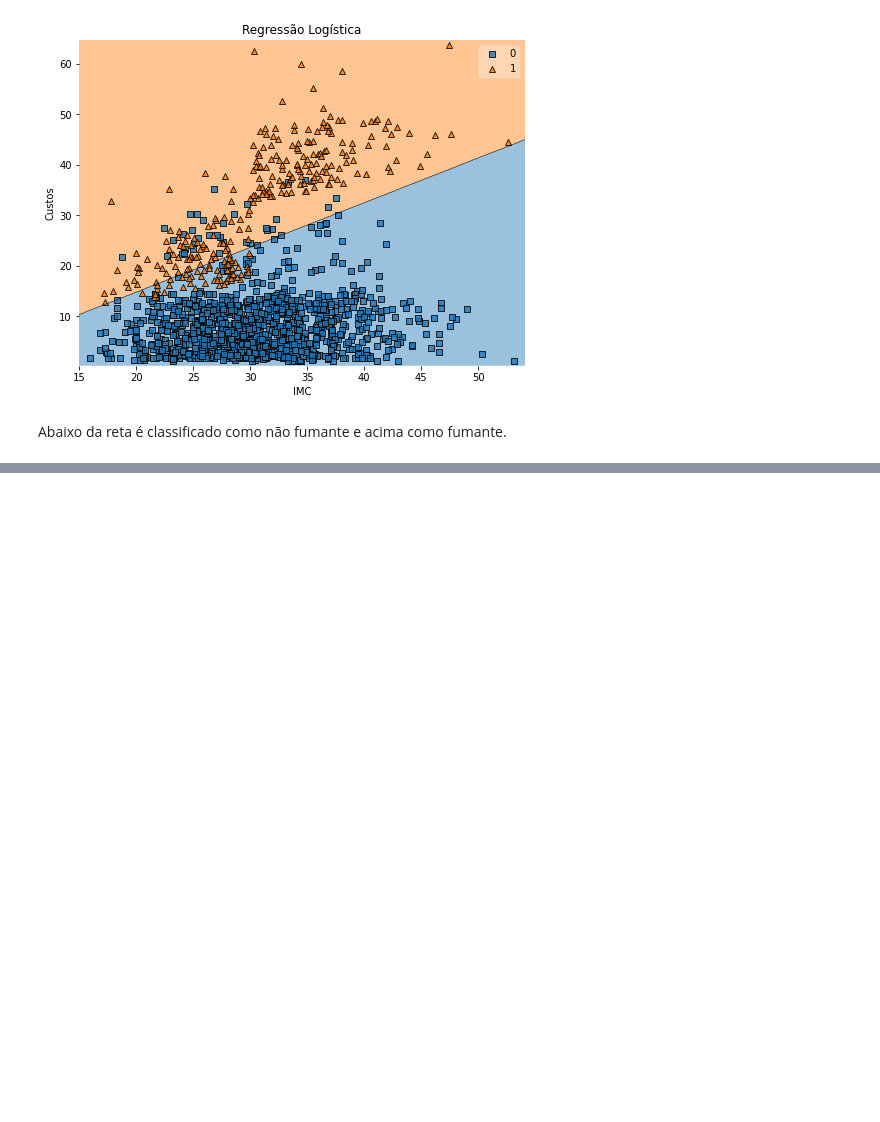
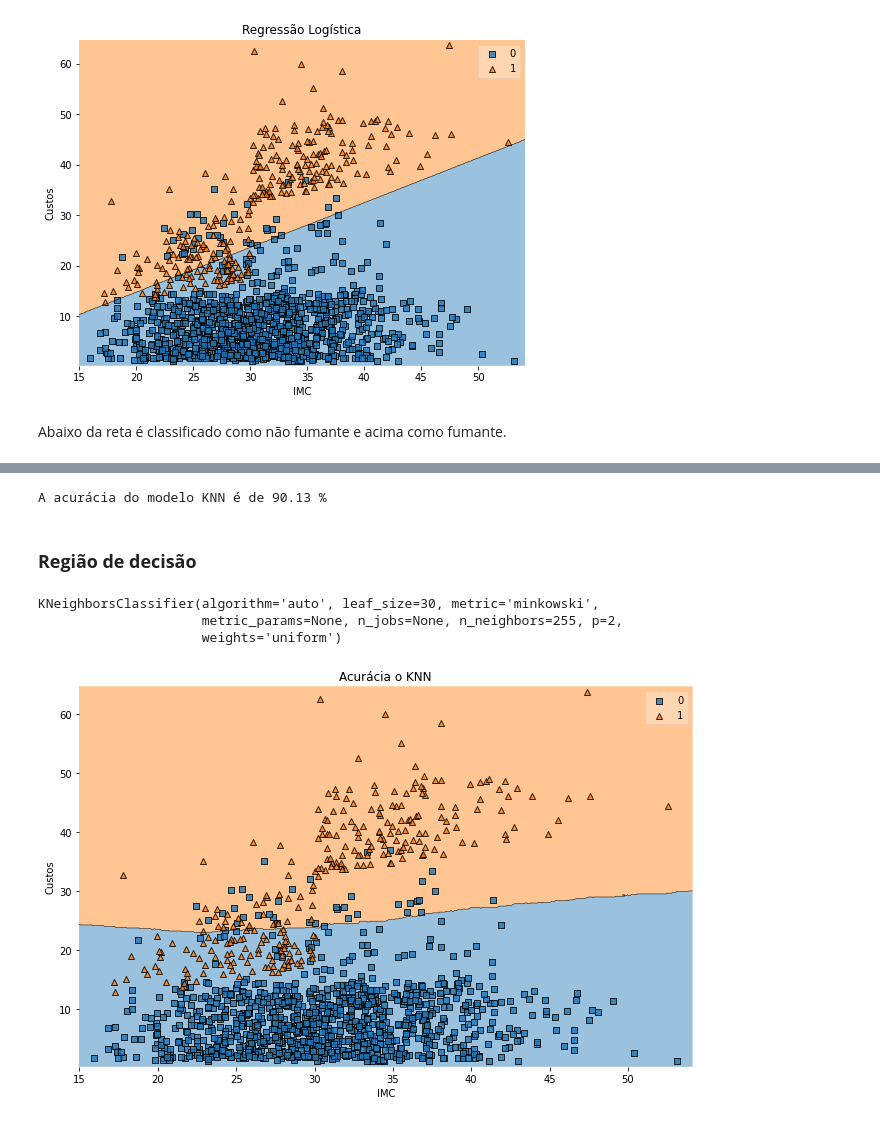
Before and after one commit to SamuelSousaFerreira/Curso-Dominando-Data-Science---Flai, a Jupyter notebook: Modelos_de_Classificação_Flai.ipynb, the cells around one changed output, grey strips where cells are left out. Drawn from its saved outputs; the diff is of its cells as text; code cells hidden in the pictures; blank space fills up the shorter version.

```diff
--- a/Modelos_de_Classificação_Flai.ipynb
+++ b/Modelos_de_Classificação_Flai.ipynb
@@ -145,0 +150,26 @@ Abaixo da reta é classificado como não fumante e acima como fumante.
+# %%
+knn_model = KNeighborsClassifier(n_neighbors=255)
+
+acuracia_knn = cross_val_score(knn_model, X, y, cv=kf, scoring='accuracy')
+# %%
+knn5 = (acuracia_knn.mean() *100).round(2)
+print(f'A acurácia do modelo KNN é de {knn5} %')
+# %% [output]
+A acurácia do modelo KNN é de 90.13 %
+# %% [markdown]
+### **Região de decisão**
+# %%
+knn_model.fit(X, y)
+# %% [output]
+KNeighborsClassifier(algorithm='auto', leaf_size=30, metric='minkowski',
+                     metric_params=None, n_jobs=None, n_neighbors=255, p=2,
+                     weights='uniform')
+# %%
+plt.figure(figsize=(11,7))
+plot_decision_regions(X.values, y.values, clf=knn_model, legend=1)
+plt.xlabel('IMC')
+plt.ylabel('Custos')
+plt.title('Acurácia o KNN')
+plt.show()
+# %% [output]
+[figure, added]
```
Also changed, not shown: parts of 2 cells of this notebook.
